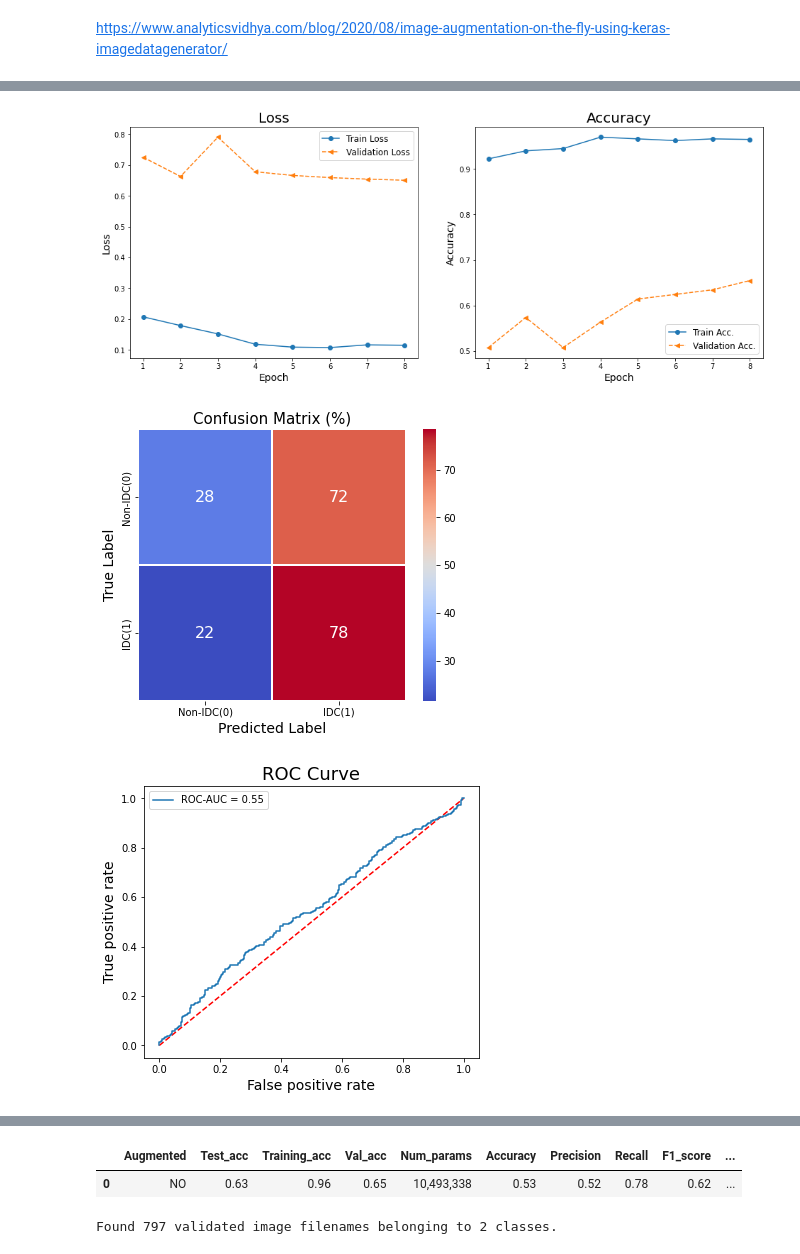
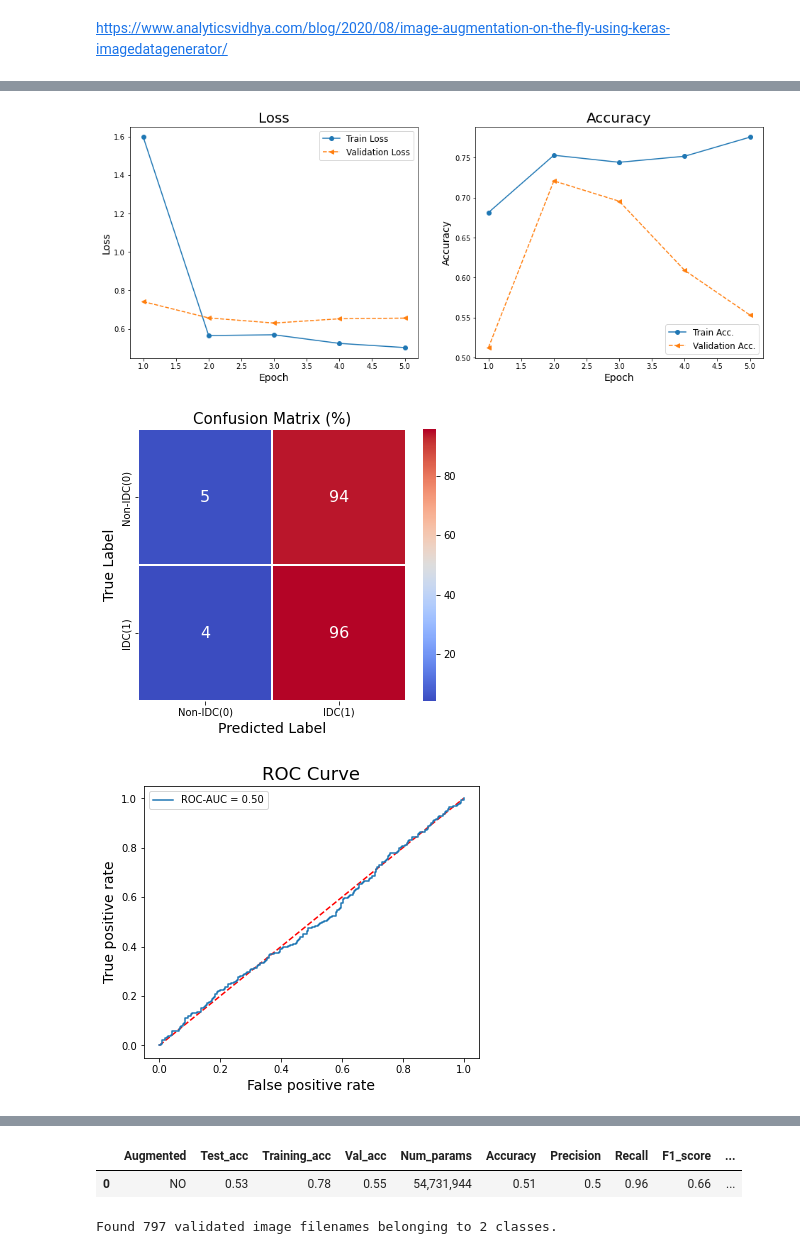
Before and after one commit to heesukjang/W207_AppliedML_Fall2022, a Jupyter notebook: 11_18_wRasika_KerasTuner_plots_Final_HyperparamTuning_ImageAug_CM_CR_ROCcurve_IDC_Prediction_heesuk.ipynb, the cells around one changed output, grey strips where cells are left out. Drawn from its saved outputs; the diff is of its cells as text; code cells hidden in the pictures.

```diff
--- a/11_18_wRasika_KerasTuner_plots_Final_HyperparamTuning_ImageAug_CM_CR_ROCcurve_IDC_Prediction_heesuk.ipynb
+++ b/11_18_wRasika_KerasTuner_plots_Final_HyperparamTuning_ImageAug_CM_CR_ROCcurve_IDC_Prediction_heesuk.ipynb
@@ -294,6 +294,7 @@ display_images(weird_imgs.reset_index(drop=True))
 # %%
 BATCH_SIZE = 32
 EPOCHS = 8
+IMG_SIZE = (50,50)
 # %%
 # https://faroit.com/keras-docs/0.3.3/preprocessing/image/
 # https://www.tensorflow.org/api_docs/python/tf/keras/preprocessing/image/ImageDataGenerator
@@ -341,11 +342,11 @@ without_aug_datagen = ImageDataGenerator(rescale = 1./255)
 
 train_data_generator = without_aug_datagen.flow_from_dataframe(
     train_generator,
-    directory = None,
+    directory = '../Dataset/Train/',
     x_col =  'path',
     y_col =  'label',
-    weight_col=None,
-    target_size=(50,50),
+    # weight_col=None,
+    target_size=IMG_SIZE,
     color_mode="grayscale",
     class_mode="categorical",
     batch_size=BATCH_SIZE,
@@ -353,16 +354,16 @@ train_data_generator = without_aug_datagen.flow_from_dataframe(
     seed=1234
     # validate_filenames=True
 )
-print(train_data_generator.shape)
+# print(train_data_generator.shape)
 
 validation_data_generator = without_aug_datagen.flow_from_dataframe(
     val_generator,
-    directory = None,
+    directory = '../Dataset/Validate/',
     x_col =  'path',
     y_col =  'label',
-    weight_col=None,
+    # weight_col=None,
     # target_size=(hp_target_size, hp_target_size),
-    target_size=(50,50),
+    target_size=IMG_SIZE,
     color_mode="grayscale",
     class_mode="categorical",
     batch_size=BATCH_SIZE,
@@ -373,15 +374,16 @@ validation_data_generator = without_aug_datagen.flow_from_dataframe(
 
 test_data_generator = without_aug_datagen.flow_from_dataframe(
     test_generator,
-    directory = None,
+    # directory = None,
+    directory = '../Dataset/Test/',
     x_col =  'path',
     y_col =  'label',
-    weight_col=None,
-    target_size=(50,50),
+    # weight_col=None,
+    target_size=IMG_SIZE,
     color_mode="grayscale",
     class_mode="categorical",
     batch_size=BATCH_SIZE,
-    shuffle=True,              # Kesha set to shuffle=True but we don't want to shuffle our testing data around, which it does so by default
+    shuffle=False,              # Kesha set to shuffle=True but we don't want to shuffle our testing data around, which it does so by default
     seed=1234
     # validate_filenames=True
 )
@@ -646,10 +649,10 @@ from sklearn.metrics import roc_curve
 https://www.analyticsvidhya.com/blog/2020/08/image-augmentation-on-the-fly-using-keras-imagedatagenerator/
 # %%
 # best_hps = tuner.get_best_hyperparameters(num_trials=1)[0]     # num_trials=5
-# model = tuner.hypermodel.build(best_hps)
 
 best_hps = tuner.get_best_hyperparameters()[0]     # num_trials=5
-model = tuner.get_best_models()[0]
+model = tuner.hypermodel.build(best_hps)
+# model = tuner.get_best_models()[0]
 # model = build_cnn(best_hps)
 
 # from sklearn.model_selection import cross_val_score
@@ -814,7 +817,7 @@ Epoch 4/8
 
 =====================================================
 
 25/25 [==============================] - 1s 54ms/step
-[figure, old version]
+[figure, new version]
-[figure, old version]
+[figure, new version]
-[figure, old version]
+[figure, new version]
@@ -837,7 +840,7 @@ Non-trainable params: 592
 _________________________________________________________________
 None
 |  | Augmented | Test_acc | Training_acc | Val_acc | Num_params | Accuracy | Precision | Recall | F1_score | ... |
-| 0 | NO | 0.63 | 0.96 | 0.65 | 10,493,338 | 0.53 | 0.52 | 0.78 | 0.62 | ... |
+| 0 | NO | 0.53 | 0.78 | 0.55 | 54,731,944 | 0.51 | 0.5 | 0.96 | 0.66 | ... |
 # %%
 with_aug_datagen = ImageDataGenerator(
     rescale = 1./255,
```
Also changed, not shown: parts of 8 cells of this notebook.
